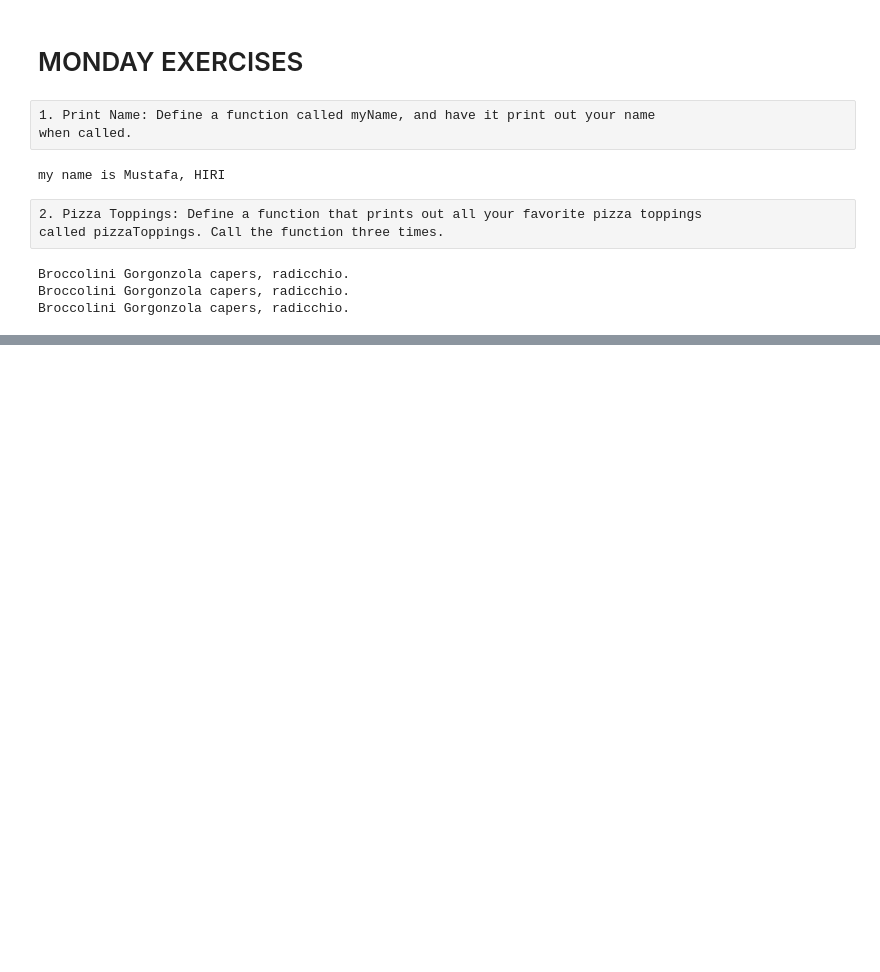
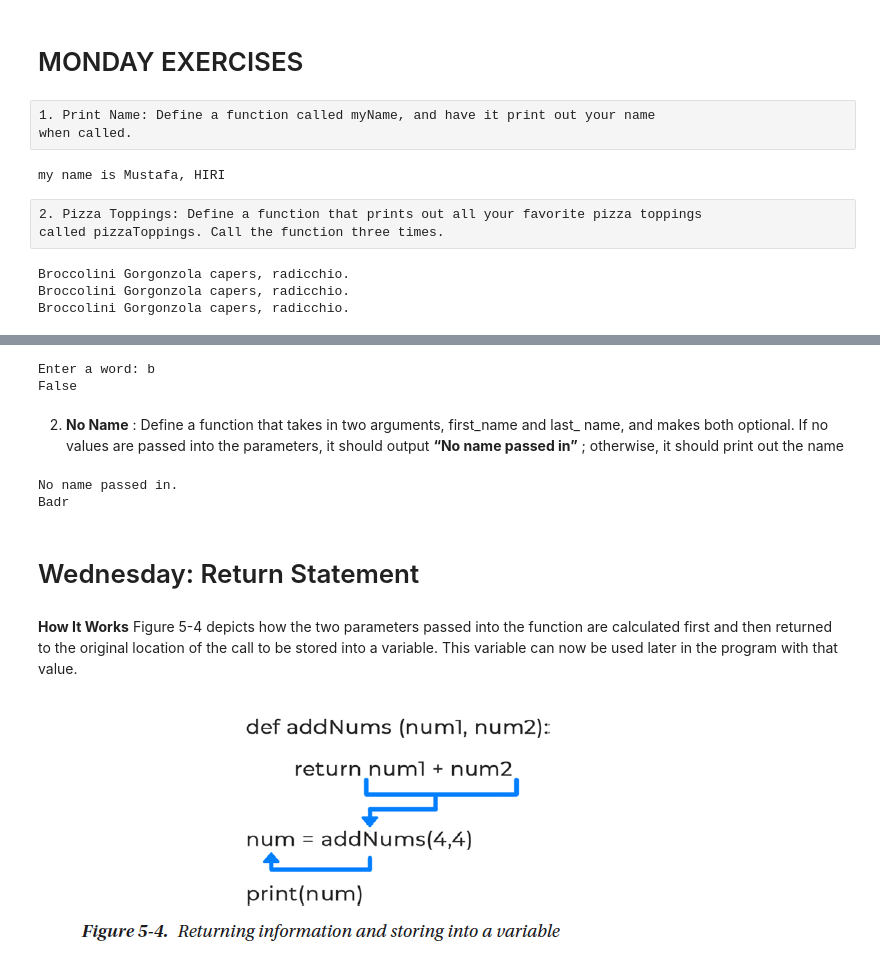
Before and after one commit to python-bootcamp-organization/Python-Bootcamp-101, a Jupyter notebook: Fourth week.ipynb, the cells around one changed output, grey strips where cells are left out. Saved outputs shown, nothing was run; the diff lists cells and outputs as text; code cells hidden in the pictures; blank space fills up the shorter version.

```diff
--- a/Fourth week.ipynb
+++ b/Fourth week.ipynb
@@ -85,0 +233,41 @@ Broccolini Gorgonzola capers, radicchio.
+# %%
+def checkUppercase(word):
+    if word[0] == word[0].upper():
+        print(True)
+    else:
+        print(False)
+
+ans = input("Enter a word: ")
+
+checkUppercase(ans)
+# %% [output]
+Enter a word: b
+False
+# %% [markdown]
+2. **No Name** : Define a function that takes in two arguments, first_name and last_
+name, and makes both optional. If no values are passed into the parameters, it
+should output **“No name passed in”** ; otherwise, it should print out the name
+# %%
+def Names(first_name='', last_name=''):
+    full_name = first_name + last_name
+    if full_name:
+        print(full_name)
+    else:
+        print("No name passed in.")
+
+Names()
+Names('Badr')
+# %% [output]
+No name passed in.
+Badr
+# %% [markdown]
+# Wednesday: Return Statement
+# %% [markdown]
+**How It Works**
+Figure 5-4 depicts how the two parameters passed into the function are calculated first
+and then returned to the original location of the call to be stored into a variable. This
+variable can now be used later in the program with that value.
+# %%
+Image(filename='images_projects/Image_projects_week4b.png')
+# %% [output]
+[figure, added]
```
Also changed, not shown: parts of 35 cells of this notebook, 4 other files.
